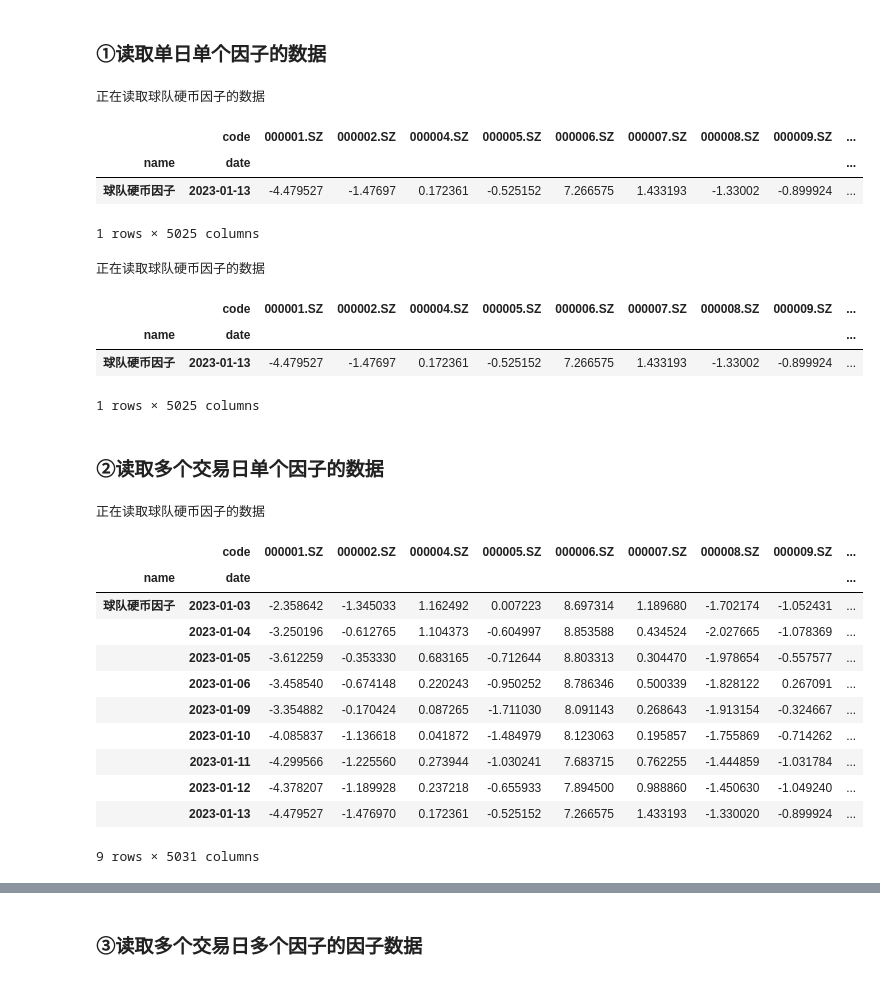
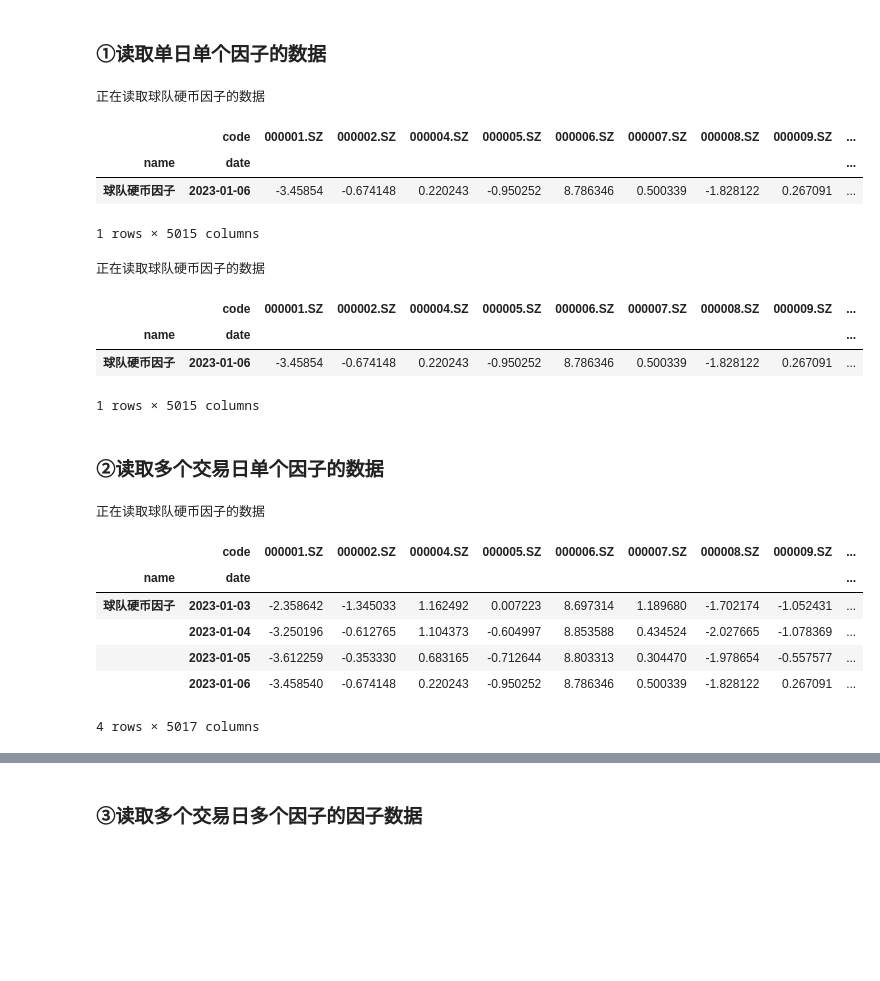
Before and after one commit to chen-001/factor_reader, a Jupyter notebook: nbs/factor_reader_core.ipynb, the cells around one changed output, grey strips where cells are left out. Cells and saved outputs as stored; diff of their text form; code cells hidden in the pictures; blank space fills up the shorter version.

```diff
--- a/nbs/factor_reader_core.ipynb
+++ b/nbs/factor_reader_core.ipynb
@@ -108,6 +109,7 @@ class FactorReader():
             )
         return fac_key,fac_name
 
+    @retry(stop=stop_after_attempt(100),wait=wait_fixed(3))
     def show_all_factors_information(self) -> pd.DataFrame:
         url=self.host+self.token+'/info'
         df=requests.get(url).text
@@ -117,6 +119,7 @@ class FactorReader():
         return df
 
     @concat_nosqls
+    @retry(stop=stop_after_attempt(100),wait=wait_fixed(3))
     @do_on_dfs_class
     def read_factor(
         self,
@@ -133,11 +136,11 @@ class FactorReader():
         fac_key : str
             表的名称或因子的名称
         trade_date : Union[int,str,datetime.datetime], optional
-            读取单日因子值，形如20230113或'20230113'或'2023-01-13'或pd.Timestamp('2023-01-13')，指定此参数时，start_date和end_date两个参数将失效, by default None
+            读取单日因子值，形如20230106或'20230106'或'2023-01-13'或pd.Timestamp('2023-01-13')，指定此参数时，start_date和end_date两个参数将失效, by default None
         start_date : Union[int,str,datetime.datetime], optional
-            读取因子值的起始日期，形如20230113或'20230113'或'2023-01-13'或pd.Timestamp('2023-01-13'), by default None
+            读取因子值的起始日期，形如20230106或'20230106'或'2023-01-13'或pd.Timestamp('2023-01-13'), by default None
         end_date : Union[int,str,datetime.datetime], optional
-            读取因子值的终止日期，形如20230113或'20230113'或'2023-01-13'或pd.Timestamp('2023-01-13'), by default None
+            读取因子值的终止日期，形如20230106或'20230106'或'2023-01-13'或pd.Timestamp('2023-01-13'), by default None
         sql_like : bool, optional
             返回的数据为形如sql中的长表，包括日期、股票代码、因子值三列, by default False
 
@@ -255,37 +258,32 @@ fr.show_all_factors_information() # 展示所有可读取因子的相关信息
 # %% [markdown]
 ### ①读取单日单个因子的数据
 # %%
-fr.read_factor('球队硬币',trade_date=20230113) # 读取球队硬币因子在2023年1月13日的因子数据
+fr.read_factor('球队硬币',trade_date=20230106) # 读取球队硬币因子在2023年1月13日的因子数据
 # %% [output]
 正在读取球队硬币因子的数据
 |  | code | 000001.SZ | 000002.SZ | 000004.SZ | 000005.SZ | 000006.SZ | 000007.SZ | 000008.SZ | 000009.SZ | ... |
 | name | date |  |  |  |  |  |  |  |  | ... |
-| 球队硬币因子 | 2023-01-13 | -4.479527 | -1.47697 | 0.172361 | -0.525152 | 7.266575 | 1.433193 | -1.33002 | -0.899924 | ... |
+| 球队硬币因子 | 2023-01-06 | -3.45854 | -0.674148 | 0.220243 | -0.950252 | 8.786346 | 0.500339 | -1.828122 | 0.267091 | ... |
-1 rows × 5025 columns
+1 rows × 5015 columns
 # %%
-fr.read_factor('factor4',trade_date='20230113') # 读取方正金工多因子系列第4篇的因子在2023年1月13日的因子数据
+fr.read_factor('factor4',trade_date='20230106') # 读取方正金工多因子系列第4篇的因子在2023年1月13日的因子数据
 # %% [output]
 正在读取球队硬币因子的数据
 |  | code | 000001.SZ | 000002.SZ | 000004.SZ | 000005.SZ | 000006.SZ | 000007.SZ | 000008.SZ | 000009.SZ | ... |
 | name | date |  |  |  |  |  |  |  |  | ... |
-| 球队硬币因子 | 2023-01-13 | -4.479527 | -1.47697 | 0.172361 | -0.525152 | 7.266575 | 1.433193 | -1.33002 | -0.899924 | ... |
+| 球队硬币因子 | 2023-01-06 | -3.45854 | -0.674148 | 0.220243 | -0.950252 | 8.786346 | 0.500339 | -1.828122 | 0.267091 | ... |
-1 rows × 5025 columns
+1 rows × 5015 columns
 # %% [markdown]
 ### ②读取多个交易日单个因子的数据
 # %%
-fr.read_factor('球队硬币',start_date='2023-01-01',end_date=pd.Timestamp('20230113')) # 读取球队硬币因子从2023年1月1日至2023年1月13日的因子数据
+fr.read_factor('球队硬币',start_date='2023-01-01',end_date=pd.Timestamp('20230106')) # 读取球队硬币因子从2023年1月1日至2023年1月13日的因子数据
 # %% [output]
 正在读取球队硬币因子的数据
 |  | code | 000001.SZ | 000002.SZ | 000004.SZ | 000005.SZ | 000006.SZ | 000007.SZ | 000008.SZ | 000009.SZ | ... |
 | name | date |  |  |  |  |  |  |  |  | ... |
 | 球队硬币因子 | 2023-01-03 | -2.358642 | -1.345033 | 1.162492 | 0.007223 | 8.697314 | 1.189680 | -1.702174 | -1.052431 | ... |
 |  | 2023-01-04 | -3.250196 | -0.612765 | 1.104373 | -0.604997 | 8.853588 | 0.434524 | -2.027665 | -1.078369 | ... |
 |  | 2023-01-05 | -3.612259 | -0.353330 | 0.683165 | -0.712644 | 8.803313 | 0.304470 | -1.978654 | -0.557577 | ... |
 |  | 2023-01-06 | -3.458540 | -0.674148 | 0.220243 | -0.950252 | 8.786346 | 0.500339 | -1.828122 | 0.267091 | ... |
-|  | 2023-01-09 | -3.354882 | -0.170424 | 0.087265 | -1.711030 | 8.091143 | 0.268643 | -1.913154 | -0.324667 | ... |
-|  | 2023-01-10 | -4.085837 | -1.136618 | 0.041872 | -1.484979 | 8.123063 | 0.195857 | -1.755869 | -0.714262 | ... |
-|  | 2023-01-11 | -4.299566 | -1.225560 | 0.273944 | -1.030241 | 7.683715 | 0.762255 | -1.444859 | -1.031784 | ... |
-|  | 2023-01-12 | -4.378207 | -1.189928 | 0.237218 | -0.655933 | 7.894500 | 0.988860 | -1.450630 | -1.049240 | ... |
-|  | 2023-01-13 | -4.479527 | -1.476970 | 0.172361 | -0.525152 | 7.266575 | 1.433193 | -1.330020 | -0.899924 | ... |
-9 rows × 5031 columns
+4 rows × 5017 columns
 # %%
```
Also changed, not shown: parts of 7 cells of this notebook, 2 other files.
